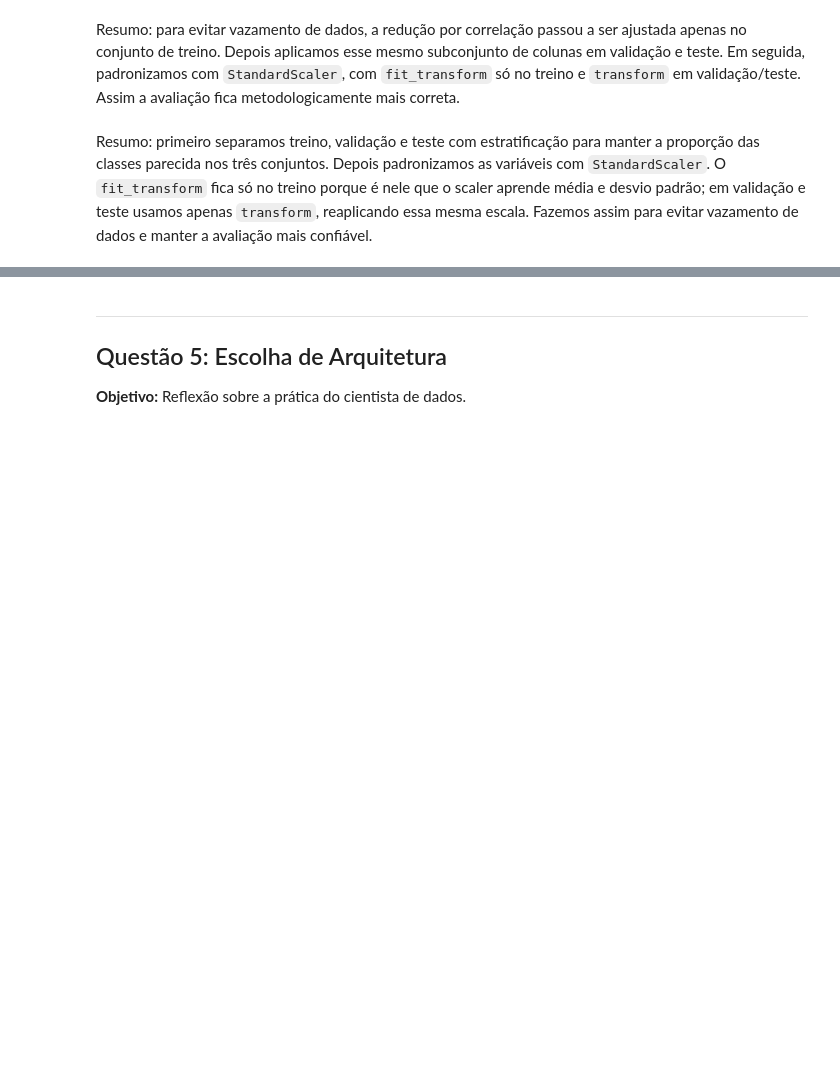
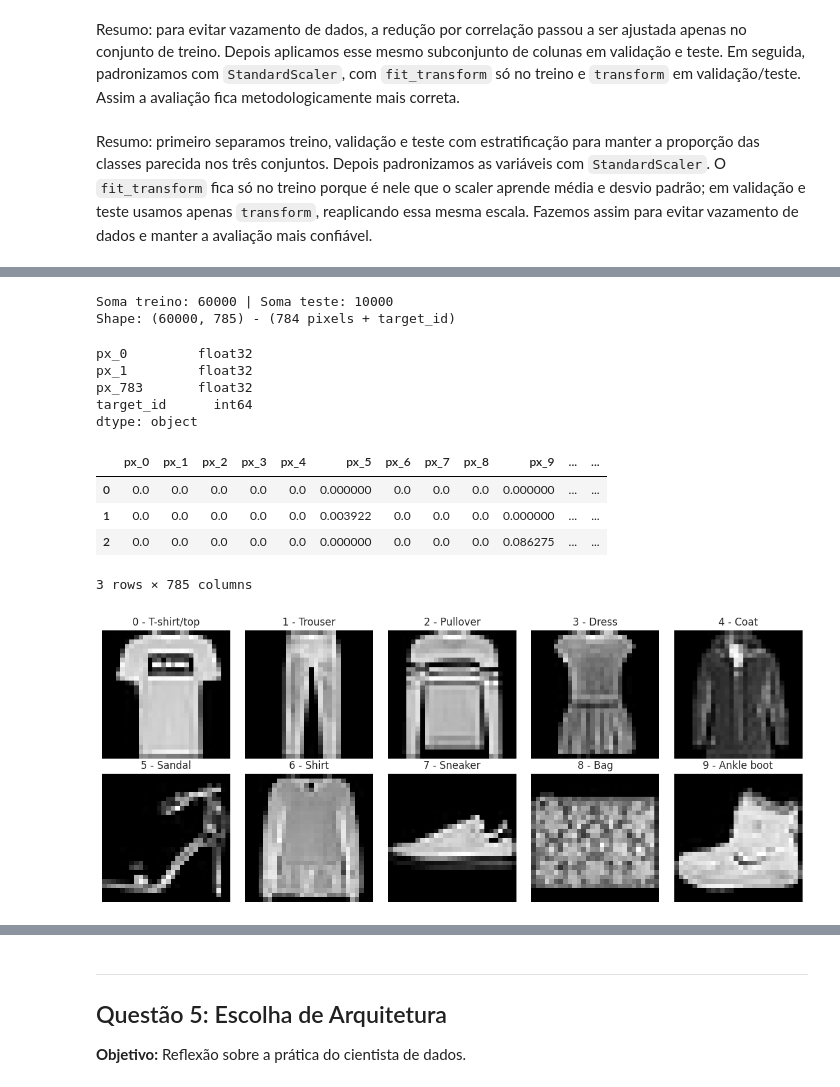
Before and after one commit to Vitorfol/Neural-Networks, a Jupyter notebook: notebook.ipynb, the cells around one changed output, grey strips where cells are left out. Cells and saved outputs as stored; diff of their text form; code cells hidden in the pictures; blank space fills up the shorter version.

```diff
--- a/notebook.ipynb
+++ b/notebook.ipynb
@@ -423,0 +394,57 @@ pass
+# %%
+train_raw = FashionMNIST(root='./data', train=True, download=True)
+test_raw = FashionMNIST(root='./data', train=False, download=True)
+
+print(f'Tipo do dataset: {type(train_raw)}')
+print(f'Tamanho treino: {len(train_raw)} | Tamanho teste: {len(test_raw)}\n')
+
+label_names = train_raw.classes
+print(label_names)
+print(f'Mapeamento classe->id: {train_raw.class_to_idx}\n')
+
+x0 = train_raw.data[0].unsqueeze(0).float() / 255.0
+y0 = int(train_raw.targets[0].item())
+C, H, W = x0.shape
+print(f'Shape de uma amostra x: {tuple(x0.shape)} -> C={C}, H={H}, W={W}')
+print(f'Dtype de x: {x0.dtype}')
+print(f'Faixa de x: [{x0.min().item():.3f}, {x0.max().item():.3f}]\n')
+print('Fica claro que os dados, de fato, estao normalizados para [0,1] nessa etapa')
+
+train_counts = pd.Series(train_raw.targets.numpy()).value_counts().sort_index()
+test_counts = pd.Series(test_raw.targets.numpy()).value_counts().sort_index()
+dist_df = pd.DataFrame({
+    'target_id': range(len(label_names)),
+    'target_str': label_names,
+    'train_count': train_counts.values,
+    'test_count': test_counts.values,
+})
+dist_df['train_pct'] = (dist_df['train_count'] / len(train_raw) * 100).round(2)
+dist_df['test_pct'] = (dist_df['test_count'] / len(test_raw) * 100).round(2)
+
+display(dist_df)
+print(f"Soma treino: {dist_df['train_count'].sum()} | Soma teste: {dist_df['test_count'].sum()}")
+
+X_flat = train_raw.data.view(len(train_raw), -1).numpy().astype(np.float32) / 255.0
+pixel_cols = [f'px_{i}' for i in range(784)]
+df_tab = pd.DataFrame(X_flat, columns=pixel_cols)
+df_tab['target_id'] = train_raw.targets.numpy()
+
+print(f'Shape: {df_tab.shape} - (784 pixels + target_id)')
+display(pd.concat([df_tab.dtypes.head(2), df_tab.dtypes.tail(2)]))
+
+display(df_tab.head(3))
+
+df_vis = df_tab.copy()
+df_vis['target_str'] = df_vis['target_id'].map(lambda i: label_names[i])
+
+fig, axes = plt.subplots(2, 5, figsize=(12, 5))
+for cls in range(len(label_names)):
+    idx = np.where(train_raw.targets.numpy() == cls)[0][0]
+    img = (train_raw.data[idx].float() / 255.0).numpy()
+    lbl = int(train_raw.targets[idx].item())
+    axes[cls // 5, cls % 5].imshow(img, cmap='gray')
+    axes[cls // 5, cls % 5].set_title(f'{lbl} - {label_names[lbl]}')
+    axes[cls // 5, cls % 5].axis('off')
+plt.tight_layout()
+plt.show()
+# %% [output]
@@ -423,0 +473,13 @@ pass
+Soma treino: 60000 | Soma teste: 10000
+Shape: (60000, 785) - (784 pixels + target_id)
+px_0         float32
+px_1         float32
+px_783       float32
+target_id      int64
+dtype: object
+|  | px_0 | px_1 | px_2 | px_3 | px_4 | px_5 | px_6 | px_7 | px_8 | px_9 | ... | ... |
+| 0 | 0.0 | 0.0 | 0.0 | 0.0 | 0.0 | 0.000000 | 0.0 | 0.0 | 0.0 | 0.000000 | ... | ... |
+| 1 | 0.0 | 0.0 | 0.0 | 0.0 | 0.0 | 0.003922 | 0.0 | 0.0 | 0.0 | 0.000000 | ... | ... |
+| 2 | 0.0 | 0.0 | 0.0 | 0.0 | 0.0 | 0.000000 | 0.0 | 0.0 | 0.0 | 0.086275 | ... | ... |
+3 rows × 785 columns
+[figure, added]
```
Also changed, not shown: parts of 64 cells of this notebook, 2 other files.
